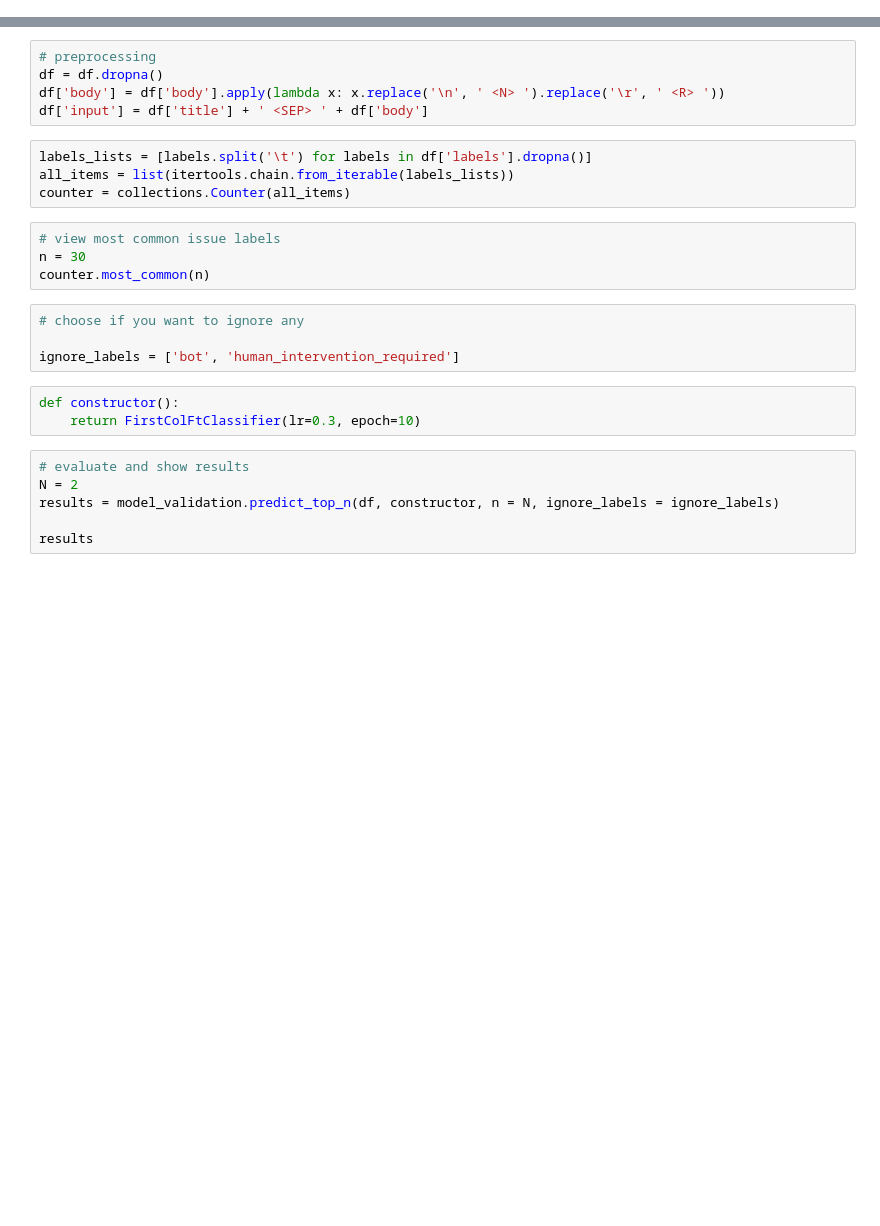
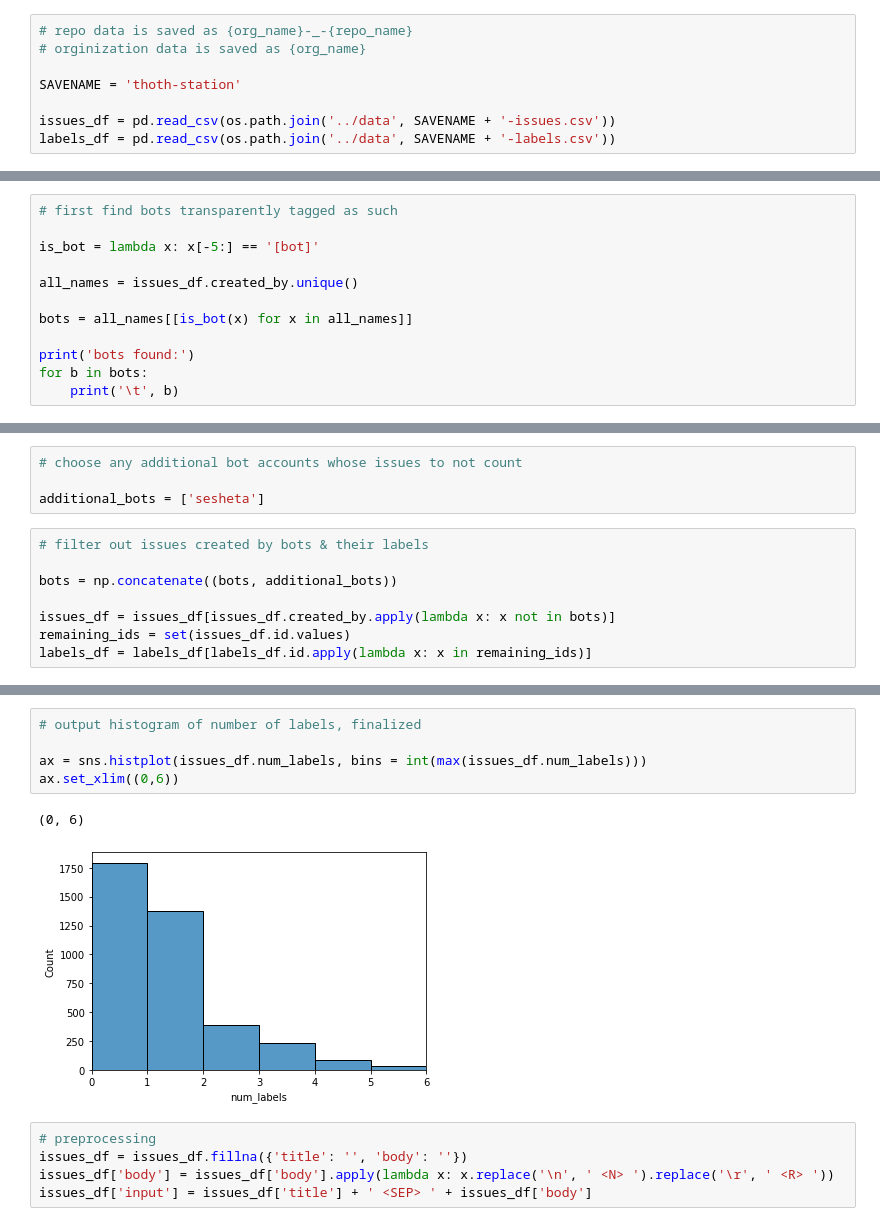
Before and after one commit to antter/github-labeler, a Jupyter notebook: models/fastText_expirements.ipynb, the cells around one changed output, grey strips where cells are left out. Drawn from its saved outputs; the diff is of its cells as text; blank space fills up the shorter version.

Commit message:
updated ft notebook to both include balanced datasets and bot recognition and remove reliability on model_validation script

```diff
--- a/models/fastText_expirements.ipynb
+++ b/models/fastText_expirements.ipynb
@@ -13,0 +21,8 @@ df = pd.read_csv(DATA_PATH)
+# %%
+# repo data is saved as {org_name}-_-{repo_name}
+# orginization data is saved as {org_name}
+
+SAVENAME = 'thoth-station'
+
+issues_df = pd.read_csv(os.path.join('../data', SAVENAME + '-issues.csv'))
+labels_df = pd.read_csv(os.path.join('../data', SAVENAME + '-labels.csv'))
@@ -13,0 +109,12 @@ df = pd.read_csv(DATA_PATH)
+# %%
+# first find bots transparently tagged as such
+
+is_bot = lambda x: x[-5:] == '[bot]'
+
+all_names = issues_df.created_by.unique()
+
+bots = all_names[[is_bot(x) for x in all_names]]
+
+print('bots found:')
+for b in bots:
+    print('\t', b)
@@ -13,0 +128,12 @@ df = pd.read_csv(DATA_PATH)
+# %%
+# choose any additional bot accounts whose issues to not count
+
+additional_bots = ['sesheta']
+# %%
+# filter out issues created by bots & their labels
+
+bots = np.concatenate((bots, additional_bots))
+
+issues_df = issues_df[issues_df.created_by.apply(lambda x: x not in bots)]
+remaining_ids = set(issues_df.id.values)
+labels_df = labels_df[labels_df.id.apply(lambda x: x in remaining_ids)]
@@ -14,26 +167,13 @@ df = pd.read_csv(DATA_PATH)
+# %%
+# output histogram of number of labels, finalized
+
+ax = sns.histplot(issues_df.num_labels, bins = int(max(issues_df.num_labels)))
+ax.set_xlim((0,6))
+# %% [output]
+(0, 6)
+[figure, added]
 # %%
 # preprocessing
-df = df.dropna()
-df['body'] = df['body'].apply(lambda x: x.replace('\n', ' <N> ').replace('\r', ' <R> '))
-df['input'] = df['title'] + ' <SEP> ' + df['body']
+issues_df = issues_df.fillna({'title': '', 'body': ''})
+issues_df['body'] = issues_df['body'].apply(lambda x: x.replace('\n', ' <N> ').replace('\r', ' <R> '))
+issues_df['input'] = issues_df['title'] + ' <SEP> ' + issues_df['body']
-# %%
-labels_lists = [labels.split('\t') for labels in df['labels'].dropna()]
-all_items = list(itertools.chain.from_iterable(labels_lists))
-counter = collections.Counter(all_items)
-# %%
-# view most common issue labels
-n = 30
-counter.most_common(n)
-# %%
-# choose if you want to ignore any
-
-ignore_labels = ['bot', 'human_intervention_required']
-# %%
-def constructor():
-    return FirstColFtClassifier(lr=0.3, epoch=10)
-# %%
-# evaluate and show results
-N = 2
-results = model_validation.predict_top_n(df, constructor, n = N, ignore_labels = ignore_labels)
-
-results
```
Also changed, not shown: parts of 18 cells of this notebook.
